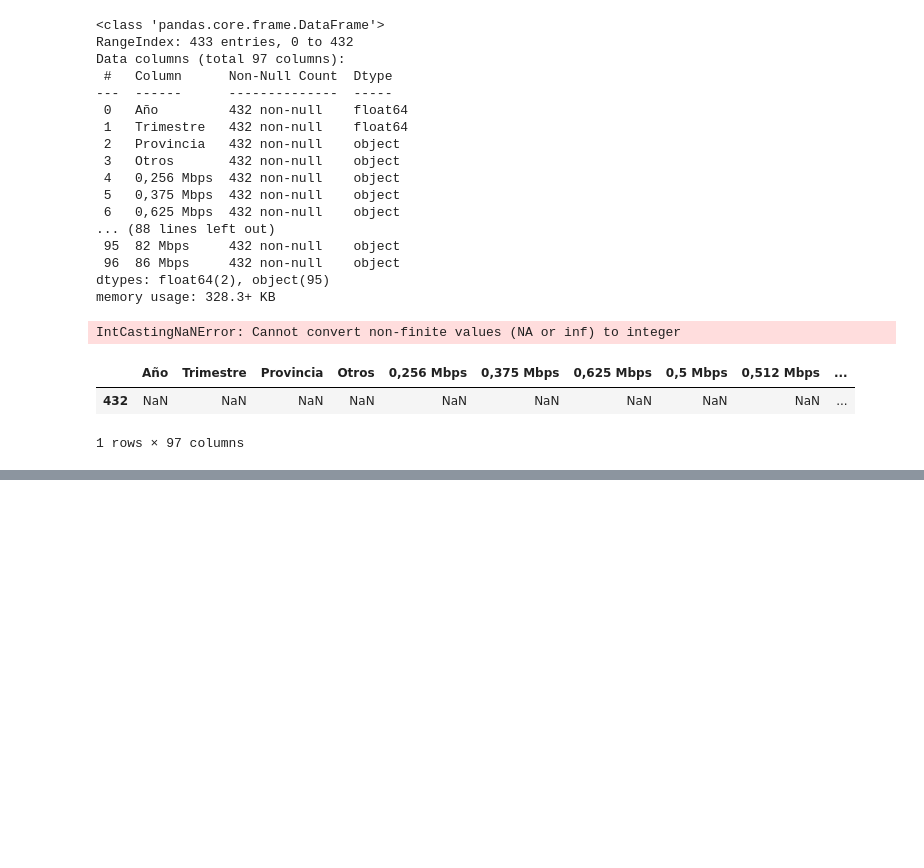
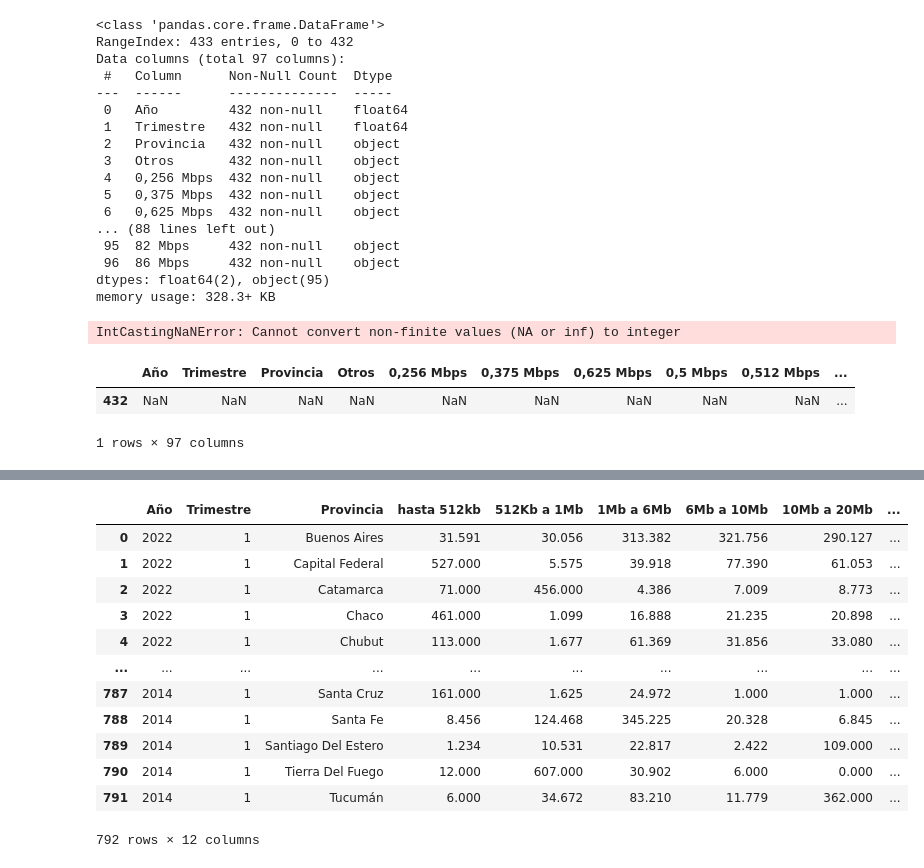
Before and after one commit to Galo0000/Analitics_Proyect, a Jupyter notebook: otro.ipynb, the cells around one changed output, grey strips where cells are left out. Cells and saved outputs as stored; diff of their text form; code cells hidden in the pictures; blank space fills up the shorter version.

```diff
--- a/otro.ipynb
+++ b/otro.ipynb
@@ -512,0 +619,28 @@ df.loc[df.isnull().any(axis=1)]
+# %%
+# Crear un diccionario de mapeo de nombres de columnas antiguos a nuevos
+new_names = {'HASTA 512 kbps': 'hasta 512kb',
+              '+ 512 Kbps - 1 Mbps': '512Kb a 1Mb',
+                '+ 1 Mbps - 6 Mbps': '1Mb a 6Mb',
+                '+ 6 Mbps - 10 Mbps':'6Mb a 10Mb',
+                '+ 10 Mbps - 20 Mbps':'10Mb a 20Mb',
+                '+ 20 Mbps - 30 Mbps':'20Mb a 30Mb',
+                '+ 30 Mbps':'mas de 30Mb',
+                'OTROS':'Otros',
+                }
+# Cambiar los nombres de las columnas utilizando el diccionario
+df.columns = [new_names[col] if col in new_names else col for col in df.columns]
+df
+# %% [output]
+|  | Año | Trimestre | Provincia | hasta 512kb | 512Kb a 1Mb | 1Mb a 6Mb | 6Mb a 10Mb | 10Mb a 20Mb | ... |
+| 0 | 2022 | 1 | Buenos Aires | 31.591 | 30.056 | 313.382 | 321.756 | 290.127 | ... |
+| 1 | 2022 | 1 | Capital Federal | 527.000 | 5.575 | 39.918 | 77.390 | 61.053 | ... |
+| 2 | 2022 | 1 | Catamarca | 71.000 | 456.000 | 4.386 | 7.009 | 8.773 | ... |
+| 3 | 2022 | 1 | Chaco | 461.000 | 1.099 | 16.888 | 21.235 | 20.898 | ... |
+| 4 | 2022 | 1 | Chubut | 113.000 | 1.677 | 61.369 | 31.856 | 33.080 | ... |
+| ... | ... | ... | ... | ... | ... | ... | ... | ... | ... |
+| 787 | 2014 | 1 | Santa Cruz | 161.000 | 1.625 | 24.972 | 1.000 | 1.000 | ... |
+| 788 | 2014 | 1 | Santa Fe | 8.456 | 124.468 | 345.225 | 20.328 | 6.845 | ... |
+| 789 | 2014 | 1 | Santiago Del Estero | 1.234 | 10.531 | 22.817 | 2.422 | 109.000 | ... |
+| 790 | 2014 | 1 | Tierra Del Fuego | 12.000 | 607.000 | 30.902 | 6.000 | 0.000 | ... |
+| 791 | 2014 | 1 | Tucumán | 6.000 | 34.672 | 83.210 | 11.779 | 362.000 | ... |
+792 rows × 12 columns
```
Also changed, not shown: parts of 26 cells of this notebook, 4 other files.
